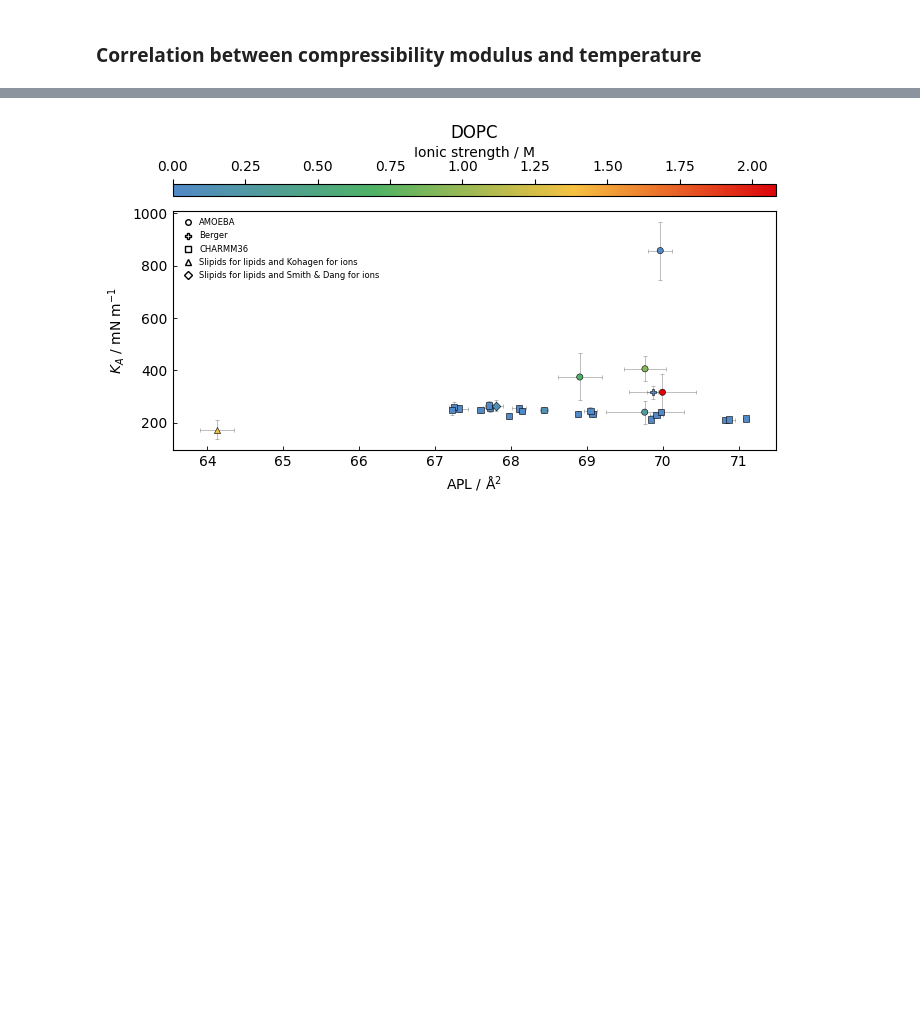
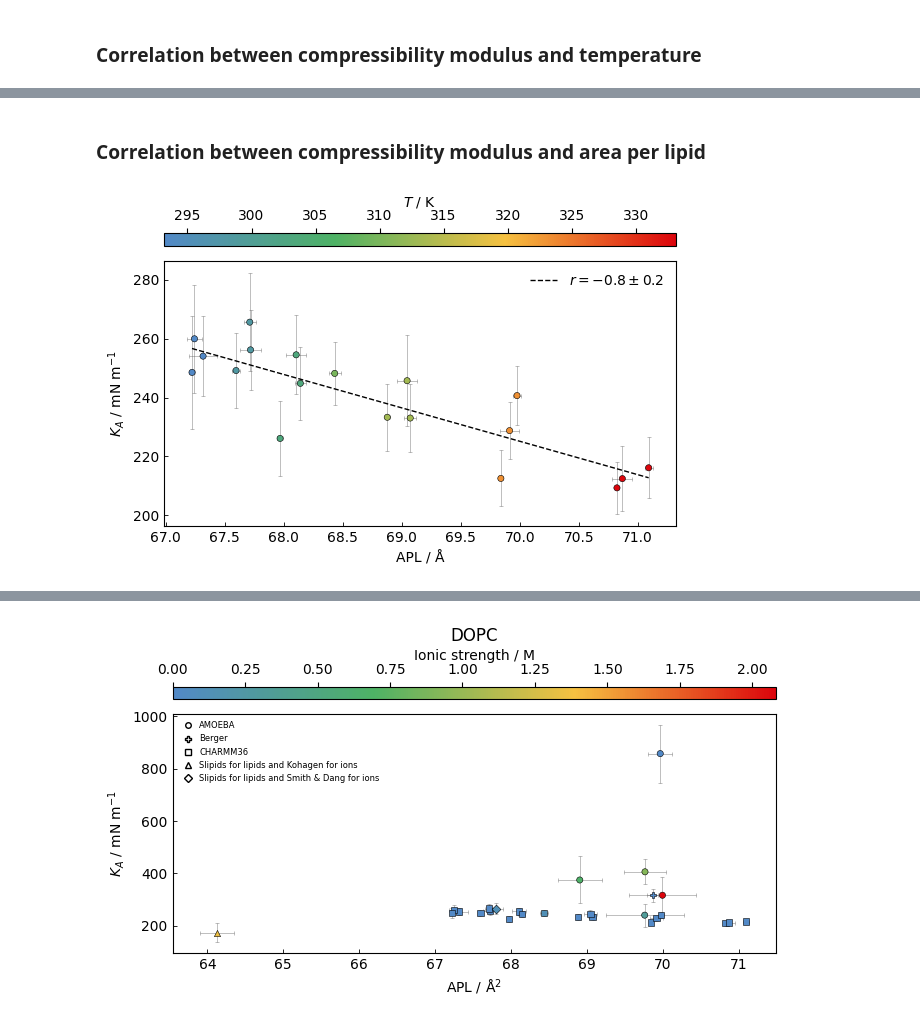
Before and after one commit to NMRLipids/databank-template, a Jupyter notebook: scripts/compressibility.ipynb, the cells around one changed output, grey strips where cells are left out. Cells and saved outputs as stored; diff of their text form; code cells hidden in the pictures; blank space fills up the shorter version.

Commit message:
Update compressibility notebook and data

```diff
--- a/scripts/compressibility.ipynb
+++ b/scripts/compressibility.ipynb
@@ -446,0 +447,48 @@ plt.show()
+# %% [markdown]
+### Correlation between compressibility modulus and area per lipid
+# %%
+color_prop = "temperature"
+
+fig, ax = plt.subplots(figsize=(6.0, 4))
+
+df = df_records.query('is_single_component and is_equilibrated and is_charmm and lipid=="DOPC"')[
+    ['ionic_strength','temperature','FF','KA','KA_err','solution_composition','n_lipids','APL','APL_err']]
+
+
+
+norm = plt.Normalize(df[color_prop].dropna().min(), df[color_prop].dropna().max())
+
+ax.errorbar(df["APL"], df["KA"], xerr=df["APL_err"], yerr=df["KA_err"], fmt="none", ecolor="0.35", elinewidth=0.5,
+            capsize=1.5, capthick=0.5, alpha=0.55, zorder=2)
+
+for ff, sub in df.dropna(subset=["temperature", "KA", "APL", color_prop, "FF"]).groupby("FF"):
+    ax.scatter(sub["APL"], sub["KA"], c=sub[color_prop], cmap=cmap, norm=norm, marker='o',
+               edgecolors="k", linewidth=0.4, s=20, zorder=10)
+
+ax.tick_params(direction="in", length=3, width=0.6)
+ax.set_xlabel('APL / Å')
+ax.set_ylabel(r"$K_A$ / mN m$^{-1}$")
+
+r = pearsonr(df["APL"], df["KA"]).statistic
+rng = np.random.default_rng(42)
+boot = np.array([pearsonr(df["APL"].values[idx], df["KA"].values[idx]).statistic for idx in (rng.integers(0, len(df), len(df)) for _ in range(10000))])
+r_lo, r_hi = np.nanpercentile(boot, [2.5, 97.5])
+r_err = (r_hi - r_lo) / 2
+slope, intercept = np.polyfit(df["APL"], df["KA"], 1)
+x_fit = np.linspace(df["APL"].min(), df["APL"].max(), 200)
+ax.plot(x_fit, slope*x_fit + intercept, color='k', ls='--', lw=1, label=rf'$r={r:.1f}\pm{r_err:.1f}$')
+ax.legend(frameon=False)
+divider = make_axes_locatable(ax)
+cax = divider.append_axes("top", size="5%", pad=0.15)
+sm = mpl.cm.ScalarMappable(norm=norm, cmap=cmap)
+sm.set_array([])
+cb = plt.colorbar(sm, cax=cax, orientation="horizontal")
+cb.set_label(r"$T$ / K", labelpad=2)
+cax.xaxis.set_label_position("top")
+cax.xaxis.set_ticks_position("top")
+
+plt.tight_layout()
+plt.savefig('DOPC_KA_vs_APL.pdf')
+plt.show()
+# %% [output]
+[figure, added]
```
Also changed, not shown: parts of 9 cells of this notebook, 1 other file.
